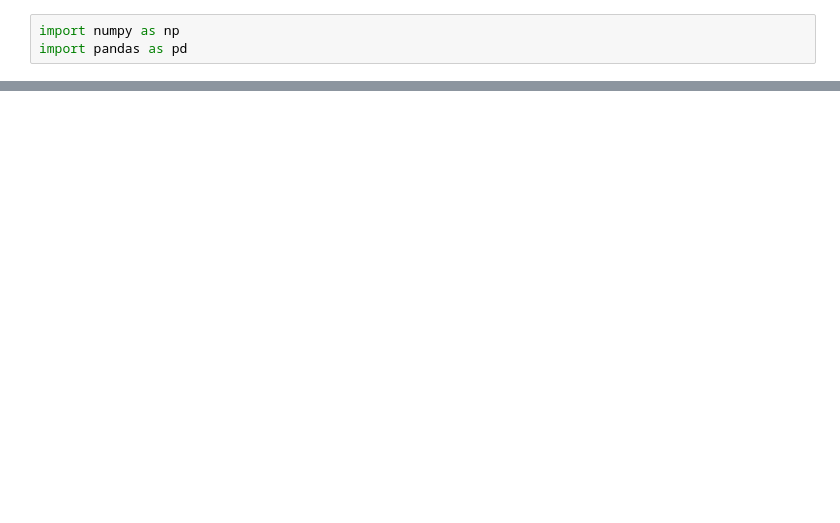
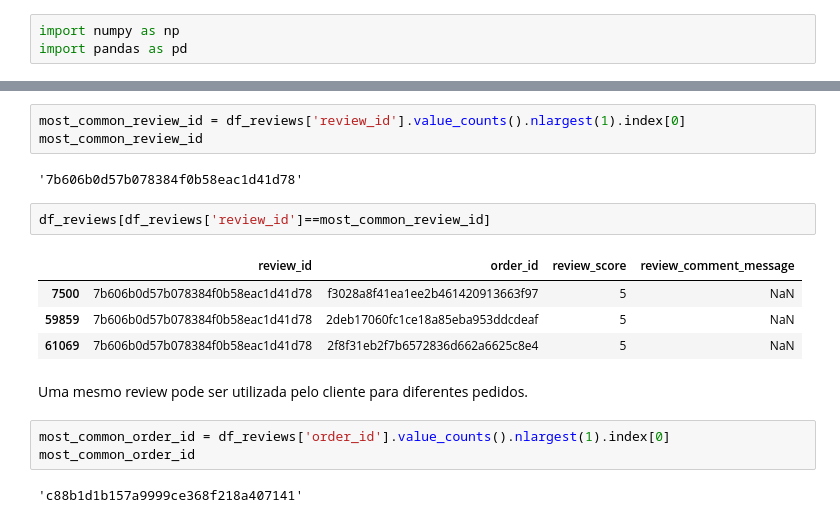
Before and after one commit to PurpleLobster31/ADA_analise_de_vendas, a Jupyter notebook: src/analise_vendas.ipynb, the cells around one changed output, grey strips where cells are left out. Saved outputs shown, nothing was run; the diff lists cells and outputs as text; blank space fills up the shorter version.

```diff
--- a/src/analise_vendas.ipynb
+++ b/src/analise_vendas.ipynb
@@ -52,0 +288,19 @@ df_reviews_pedidos.head(10)
+# %%
+most_common_review_id = df_reviews['review_id'].value_counts().nlargest(1).index[0]
+most_common_review_id
+# %% [output]
+'7b606b0d57b078384f0b58eac1d41d78'
+# %%
+df_reviews[df_reviews['review_id']==most_common_review_id]
+# %% [output]
+|  | review_id | order_id | review_score | review_comment_message |
+| 7500 | 7b606b0d57b078384f0b58eac1d41d78 | f3028a8f41ea1ee2b461420913663f97 | 5 | NaN |
+| 59859 | 7b606b0d57b078384f0b58eac1d41d78 | 2deb17060fc1ce18a85eba953ddcdeaf | 5 | NaN |
+| 61069 | 7b606b0d57b078384f0b58eac1d41d78 | 2f8f31eb2f7b6572836d662a6625c8e4 | 5 | NaN |
+# %% [markdown]
+Uma mesmo review pode ser utilizada pelo cliente para diferentes pedidos.
+# %%
+most_common_order_id = df_reviews['order_id'].value_counts().nlargest(1).index[0]
+most_common_order_id
+# %% [output]
+'c88b1d1b157a9999ce368f218a407141'
```
Also changed, not shown: parts of 54 cells of this notebook.
